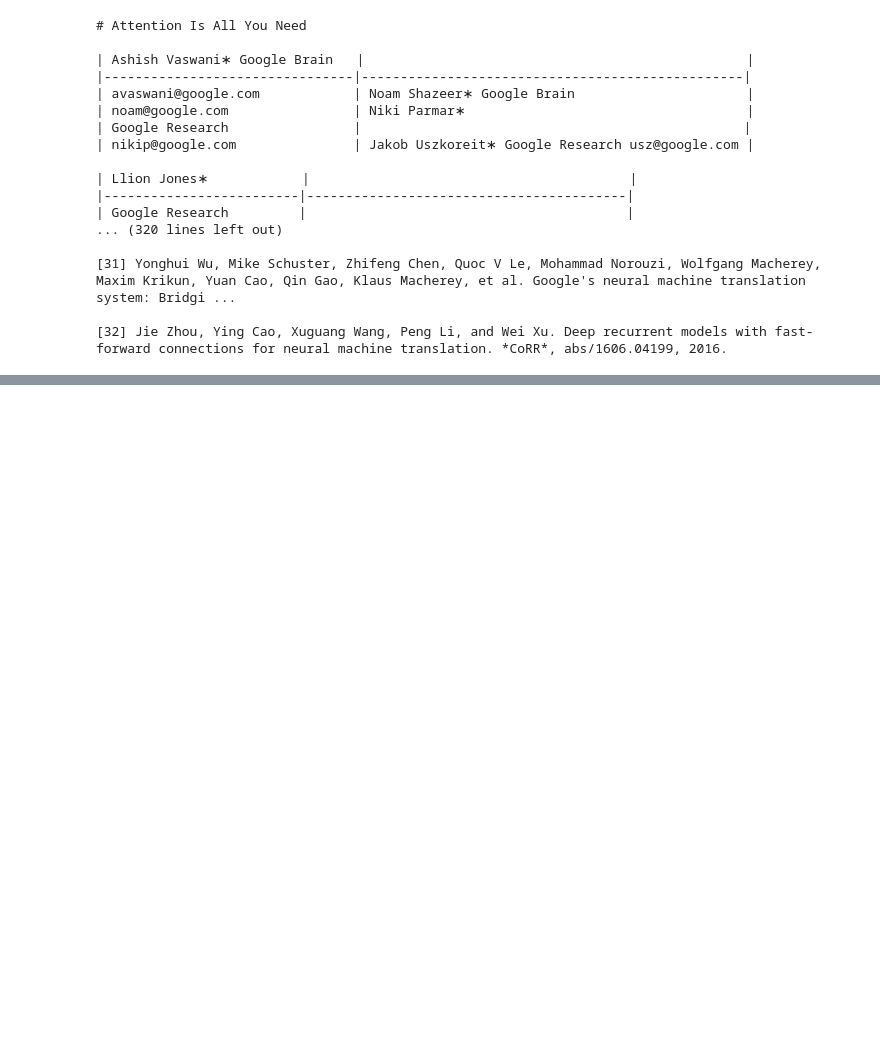
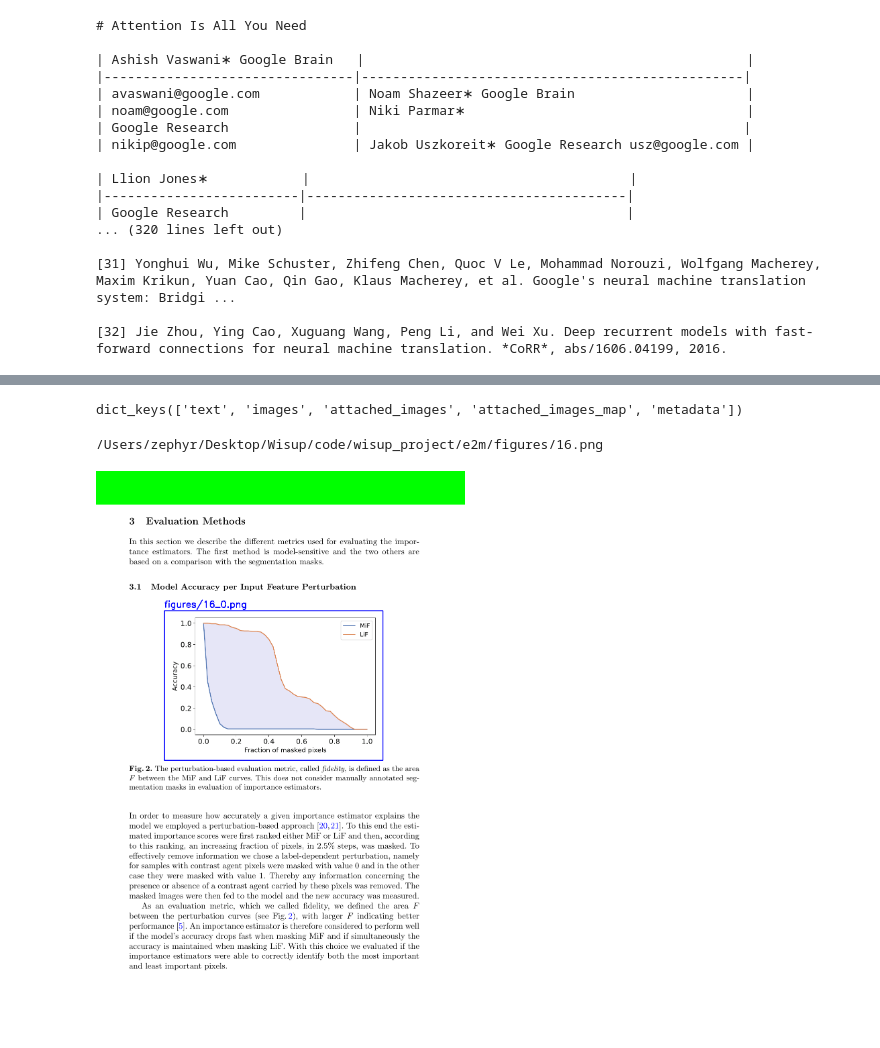
Before and after one commit to wisupai/e2m, a Jupyter notebook: intro/intro-zh.ipynb, the cells around one changed output, grey strips where cells are left out. Cells and saved outputs as stored; diff of their text form; code cells hidden in the pictures; blank space fills up the shorter version.

```diff
--- a/intro/intro-zh.ipynb
+++ b/intro/intro-zh.ipynb
@@ -100,0 +275,22 @@ print(data.text)
+# %%
+from wisup_e2m import PdfParser, ImageConverter
+
+test_surya_layout_pdf = "./test_surya_layout_pdf.pdf"
+
+# 加载解析器
+
+pdf_parser = PdfParser(engine="surya_layout")
+
+image_converter = ImageConverter(
+    engine="litellm",
+    api_key="sk-tJy0Qlch7reOyjUS532d9b131eB9413293E32b17778cF3Cd",
+    model="gpt-4o",
+    base_url= "https://api.xi-ai.cn/v1",
+    caching=True,
+    cache_type="disk-cache",
+)
+# %%
+# 解析PDF为图片
+test_surya_layout_pdf_data = pdf_parser.parse(
+    test_surya_layout_pdf, start_page=0, end_page=20
+)
@@ -100,0 +317,16 @@ print(data.text)
+# %%
+test_surya_layout_pdf_data.to_dict().keys()
+# %% [output]
+dict_keys(['text', 'images', 'attached_images', 'attached_images_map', 'metadata'])
+# %%
+# 让我们看看 images 的部分
+# 你会发现页眉部分被遮盖了，并且图片部分被正确识别出来了
+from IPython.display import Image, display
+
+image_16 = test_surya_layout_pdf_data.images[16]
+print(image_16)
+
+display(Image(image_16))
+# %% [output]
+/Users/zephyr/Desktop/Wisup/code/wisup_project/e2m/figures/16.png
+[figure, added]
```
Also changed, not shown: parts of 29 cells of this notebook, 4 other files.
